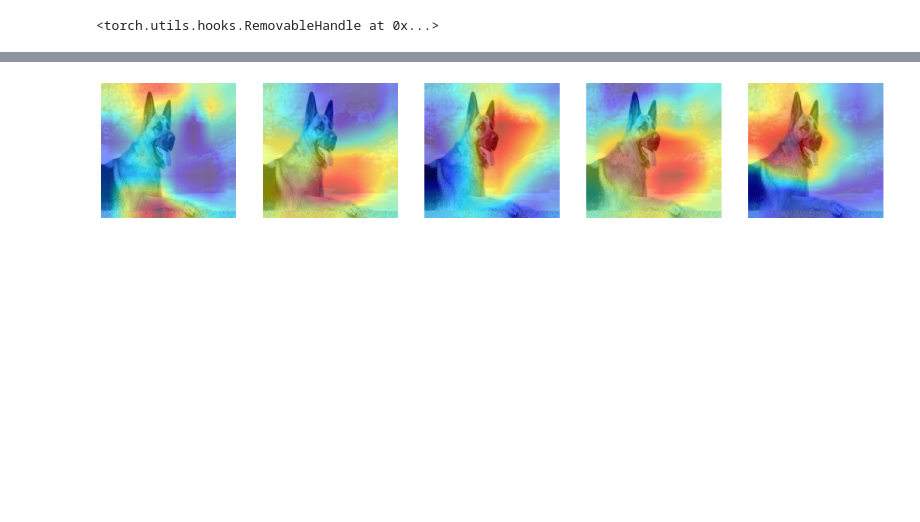
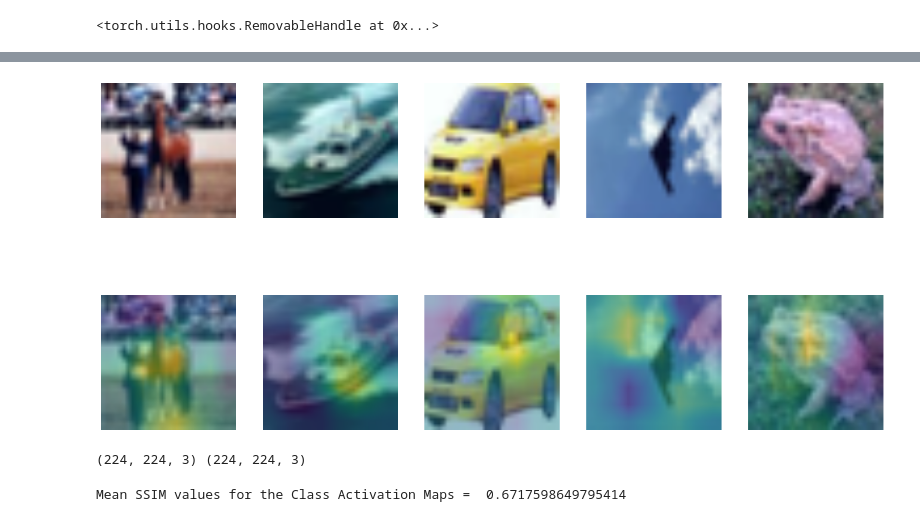
Before and after one commit to Aayush2492/knowledge-distillation-pytorch, a Jupyter notebook: load.ipynb, the cells around one changed output, grey strips where cells are left out. Saved outputs shown, nothing was run; the diff lists cells and outputs as text; code cells hidden in the pictures; blank space fills up the shorter version.

Commit message:
Add SSIM metric on CAMs

```diff
--- a/load.ipynb
+++ b/load.ipynb
@@ -53,0 +52,3 @@ torch.Size([5, 3, 32, 32]) tensor([0, 8, 1, 3, 7])
+# %%
+train_batch, labels_batch = next(iter(trainloader))
+print(train_batch.shape, labels_batch)
@@ -54,8 +57,8 @@ torch.Size([5, 3, 32, 32]) tensor([0, 8, 1, 3, 7])
 # %%
-fig, ax = plt.subplots(1, 5, figsize=(10, 10))
-for i in range(5):
-    ax[i].imshow(images[0][i].numpy().transpose(1, 2, 0))
-    ax[i].set_title(labels[0][i].item())
+fig, ax = plt.subplots(1, train_batch.shape[0], figsize=(10, 10))
+for i in range(train_batch.shape[0]):
+    ax[i].imshow(train_batch[i].numpy().transpose(1, 2, 0))
+    ax[i].set_title(labels_batch[i].item())
 # %% [output]
 Clipping input data to the valid range for imshow with RGB data ([0..1] for floats or [0..255] for integers).
 Clipping input data to the valid range for imshow with RGB data ([0..1] for floats or [0..255] for integers).
@@ -66,3 +69,3 @@ Clipping input data to the valid range for imshow with RGB data ([0..1] for floa
 # %%
-for name, param in wrn.named_parameters():
-    print(name, param.shape)
+# for name, param in wrn.named_parameters():
+#     print(name, param.shape)
@@ -141,10 +124,10 @@ def get_weighted_CAM(forward_hooked_model, index, weights, student = True, resca
         key = 'relu'
         layer_size = 640
         resize_val = 8
-    _ = forward_hooked_model(torch.unsqueeze(images[0][index], 0))
+    _ = forward_hooked_model(torch.unsqueeze(train_batch[index], 0))
     activation[key] = activation[key][0]
     activation[key] = activation[key].permute(1, 2, 0)
-    # 7 X 7 X 2048 => 49 X 512
+    # 7 X 7 X 2048 => 49 X 2048
     activation[key] = activation[key].reshape(-1, layer_size)
 
     # class_index = actual_labels_indices[index]
@@ -181,19 +178,47 @@ for i in range(5):
 # %%
-fig, axes = plt.subplots(1, 5, figsize=(20, 20))
+fig, axes = plt.subplots(2, train_batch.shape[0], figsize=(20, 10))
+activation_maps_teacher = []
 
-for i in range(5):
-    activation_map = get_weighted_CAM(wrn, i, fc_params_teacher[labels[0][i]], student=False)
+for i in range(train_batch.shape[0]):
+    activation_map = get_weighted_CAM(wrn, i, fc_params_teacher[labels_batch[i]], student=False)
 
     activation_map = activation_map.detach().numpy().astype(np.uint8)
+    # print(activation_map.shape)
 
     activation_map = cv2.resize(activation_map, (224, 224))
-    activation_map = cv2.applyColorMap(activation_map, cv2.COLORMAP_JET)
+    # activation_maps_teacher.append(activation_map)
+    activation_map = cv2.applyColorMap(activation_map, cv2.COLORMAP_VIRIDIS)
     activation_map = cv2.cvtColor(activation_map, cv2.COLOR_BGR2RGB)
-    original_image = cv2.imread('/Users/aayush/Desktop/AAYUSH/COLLEGE/SEMESTERS/SEMESTER 6/AI5100/Assignments/Assignment 3/images/i1.jpg')
+    # original_image = cv2.imread('/Users/aayush/Desktop/AAYUSH/COLLEGE/SEMESTERS/SEMESTER 6/AI5100/Assignments/Assignment 3/images/i1.jpg')
+    original_image = train_batch[i].numpy().transpose(1, 2, 0)
+    original_image = original_image - np.min(original_image)
+    original_image = original_image / np.max(original_image)
+    original_image = original_image * 255
+    original_image = original_image.astype(np.uint8)
+
     original_image = cv2.resize(original_image, (224, 224))
+
+    activation_maps_teacher.append(activation_map)
     activation_map = cv2.addWeighted(original_image, 0.5, activation_map, 0.5, 0)
 
-    axes[i].imshow(activation_map)
-    axes[i].axis('off')
+    # activation_maps_teacher.append(activation_map)
+    # print(activation_map.shape)
+
+    axes[0][i].imshow(original_image)
+    axes[0][i].axis('off')
+    axes[1][i].imshow(activation_map)
+    axes[1][i].axis('off')
 # %% [output]
-[figure, old version]
+[figure, new version]
+# %%
+print(activation_maps_student[0].shape, activation_maps_teacher[0].shape)
+# %% [output]
+(224, 224, 3) (224, 224, 3)
+# %%
+ssim_vals = []
+for i in range(len(activation_maps_student)):
+    ssim_vals.append(ssim(activation_maps_student[i], activation_maps_teacher[i], multichannel=True, channel_axis=2))
+    # ssim_vals.append(ssim(activation_maps_student[i], activation_maps_teacher[i]))
+print("Mean SSIM values for the Class Activation Maps = ", np.mean(ssim_vals))
+# %% [output]
+Mean SSIM values for the Class Activation Maps =  0.6717598649795414
```
Also changed, not shown: parts of 10 cells of this notebook.
